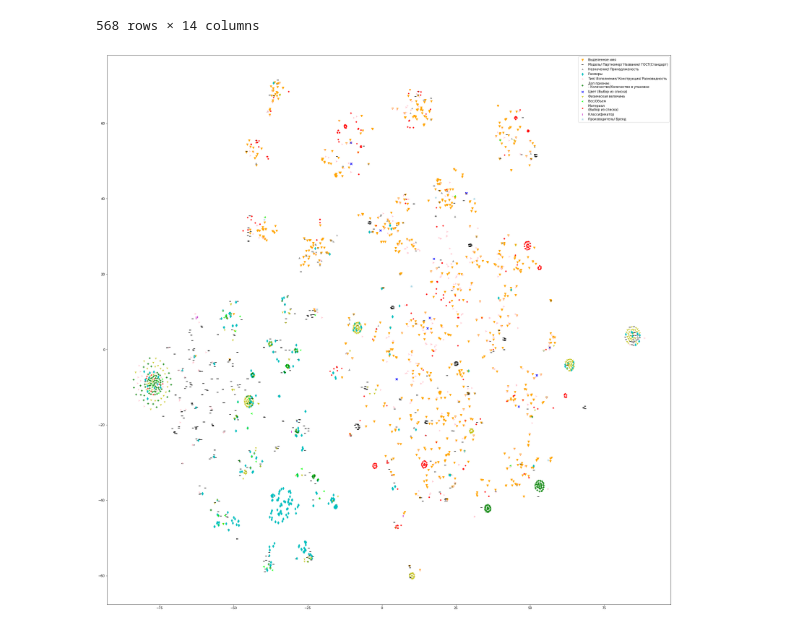
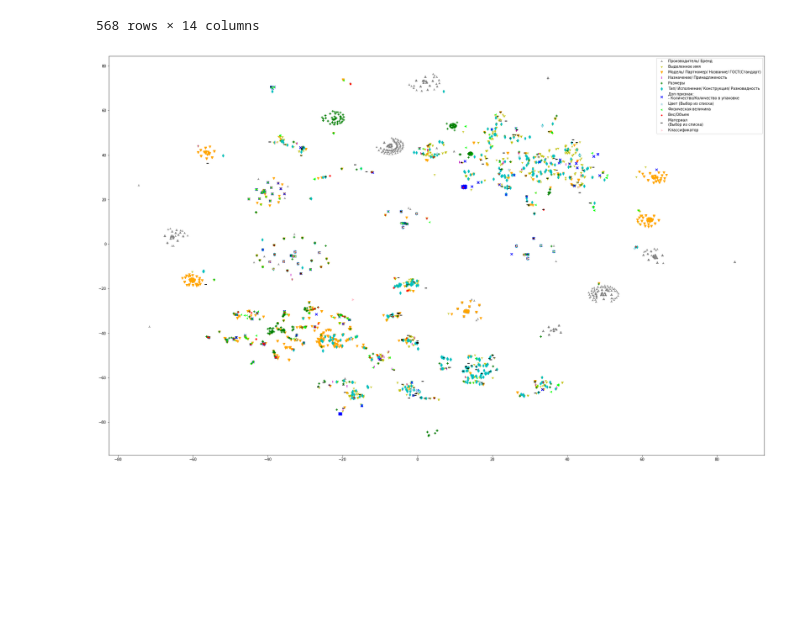
Before and after one commit to Lesha17/NER_Nomenclature, a Jupyter notebook: SKLearnPipelineTester.ipynb, the cells around one changed output. Cells and saved outputs as stored; diff of their text form; code cells hidden in the pictures; blank space fills up the shorter version.

```diff
--- a/SKLearnPipelineTester.ipynb
+++ b/SKLearnPipelineTester.ipynb
@@ -25,21 +24,23 @@ from sklearn.decomposition import PCA
 from sklearn.manifold import TSNE
 
 
+reduce_to = 40
 n_components = 2
 
 #vectorizer = CountVectorizer(input='content', analyzer='char_wb')
 vectorizer = TfidfVectorizer(input='content', analyzer='char_wb')
 to_dense = FunctionTransformer(lambda x: x.todense(), accept_sparse=True)
 #normalizer = Normalizer()
-normalizer = StandardScaler(with_mean=True)
+normalizer = StandardScaler(with_mean=False)
 #normalizer = RobustScaler(with_centering=True)
-#transformer = TruncatedSVD(n_components = n_components) # TODO may be PCA  with whiten
+comp_reducer = TruncatedSVD(n_components = reduce_to)
 #transformer = PCA(n_components = n_components, whiten=True)
 transformer = TSNE(random_state=43, n_components = n_components)
 
 pipeline = make_pipeline(vectorizer,
                          to_dense,
                          normalizer,
+                         comp_reducer,
                          transformer)
 # %%
 nomenclature_patterns
@@ -116,15 +115,15 @@ for c in classToPoints:
 # %%
 import matplotlib.pyplot as plt
 
 s = []
 for i in range(0, n_components - 1):
     for j in range(i+1, n_components):
-        fig = plt.figure(figsize=(32,32))
+        fig = plt.figure(figsize=(32,20))
         ax = fig.add_subplot(111)
         for c, x in classToPoints.items():
             index = classToIndex[c]
             scatter = ax.scatter(x[:, i], x[:, j], c=colors[index], marker=markers[index], label=c)
             s.append(scatter)
         ax.legend()
 # %% [output]
-[figure, old version]
+[figure, new version]
```
Also changed, not shown: parts of 2 cells of this notebook, 1 other file.
